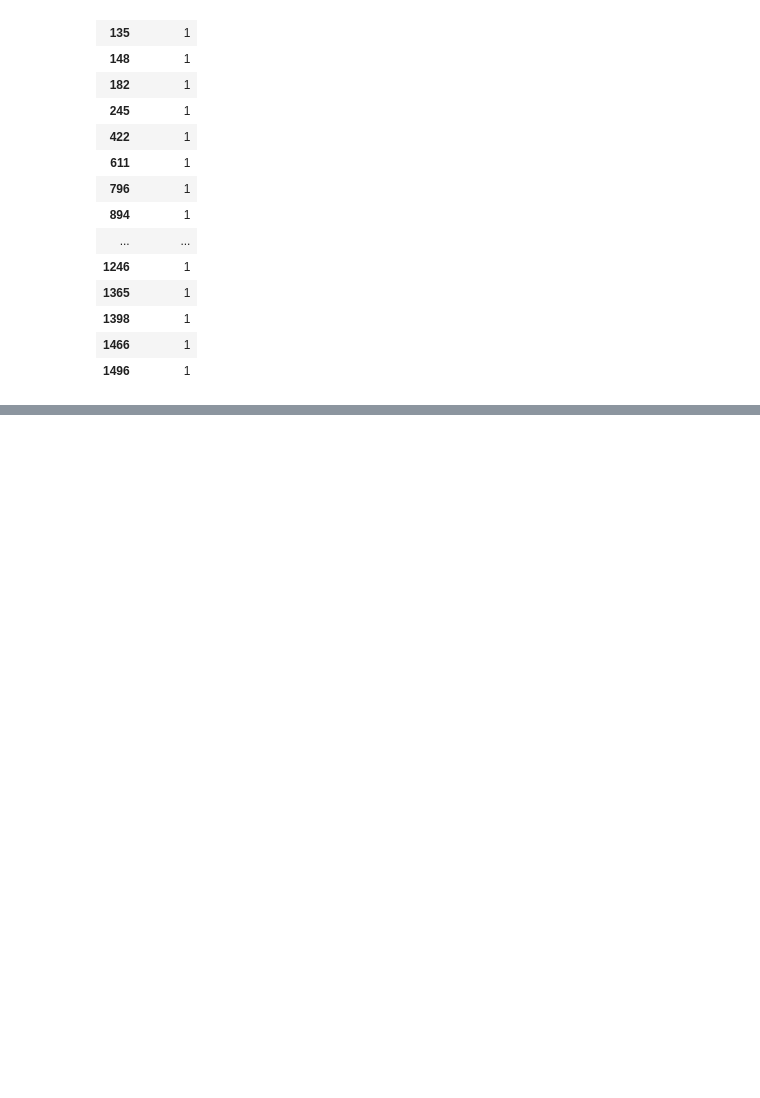
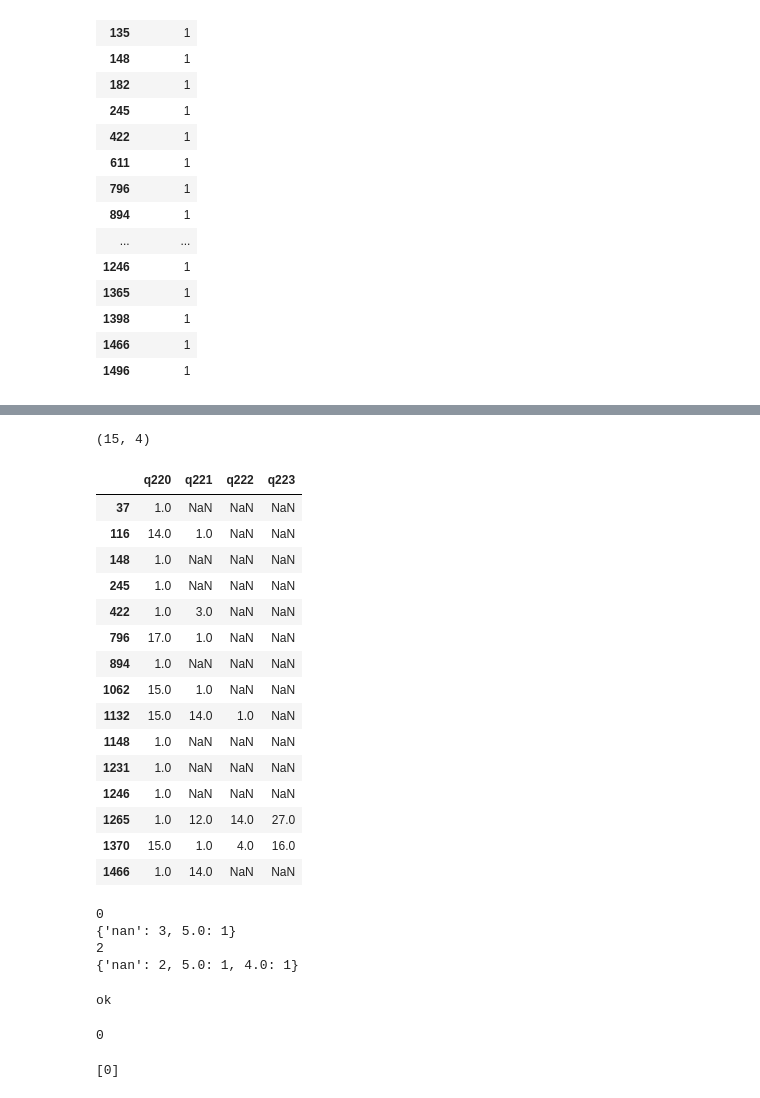
Before and after one commit to thatjohnguy/afidep-deep-learning-project, a Jupyter notebook: teamup_profile_generator.ipynb, the cells around one changed output, grey strips where cells are left out. Cells and saved outputs as stored; diff of their text form; code cells hidden in the pictures; blank space fills up the shorter version.

```diff
--- a/teamup_profile_generator.ipynb
+++ b/teamup_profile_generator.ipynb
@@ -1267,0 +1563,44 @@ r[(r['q211a_1']==1) | (r['q211a_1']==1)][['q211a_1']]
+# %%
+h.shape
+# %% [output]
+(15, 4)
+# %%
+u=h.iloc[9].value_counts(dropna=False)
+m=h.iloc[0].fillna("nan").value_counts(dropna=False)
+u=dict(m)
+if u['nan']==3:
+    h.drop(h.index[0],inplace=True)
+# %%
+h
+# %% [output]
+|  | q220 | q221 | q222 | q223 |
+| 37 | 1.0 | NaN | NaN | NaN |
+| 116 | 14.0 | 1.0 | NaN | NaN |
+| 148 | 1.0 | NaN | NaN | NaN |
+| 245 | 1.0 | NaN | NaN | NaN |
+| 422 | 1.0 | 3.0 | NaN | NaN |
+| 796 | 17.0 | 1.0 | NaN | NaN |
+| 894 | 1.0 | NaN | NaN | NaN |
+| 1062 | 15.0 | 1.0 | NaN | NaN |
+| 1132 | 15.0 | 14.0 | 1.0 | NaN |
+| 1148 | 1.0 | NaN | NaN | NaN |
+| 1231 | 1.0 | NaN | NaN | NaN |
+| 1246 | 1.0 | NaN | NaN | NaN |
+| 1265 | 1.0 | 12.0 | 14.0 | 27.0 |
+| 1370 | 15.0 | 1.0 | 4.0 | 16.0 |
+| 1466 | 1.0 | 14.0 | NaN | NaN |
+# %%
+l=[]
+for i in range(h.shape[0]):
+    m=h.iloc[i].fillna("nan").value_counts(dropna=False)
+    u=dict(m)
+    if 'nan' in u:
+        print(i)
+        print(u)
+        if u['nan']==3:
+            l.append(i)
+# %% [output]
+0
+{'nan': 3, 5.0: 1}
+2
+{'nan': 2, 5.0: 1, 4.0: 1}
@@ -1267,0 +1609,13 @@ r[(r['q211a_1']==1) | (r['q211a_1']==1)][['q211a_1']]
+# %%
+if c['y']:
+    print('ok')
+# %% [output]
+ok
+# %%
+h.iloc[12].isna().sum()
+# %% [output]
+0
+# %%
+l
+# %% [output]
+[0]
```
Also changed, not shown: parts of 56 cells of this notebook.
